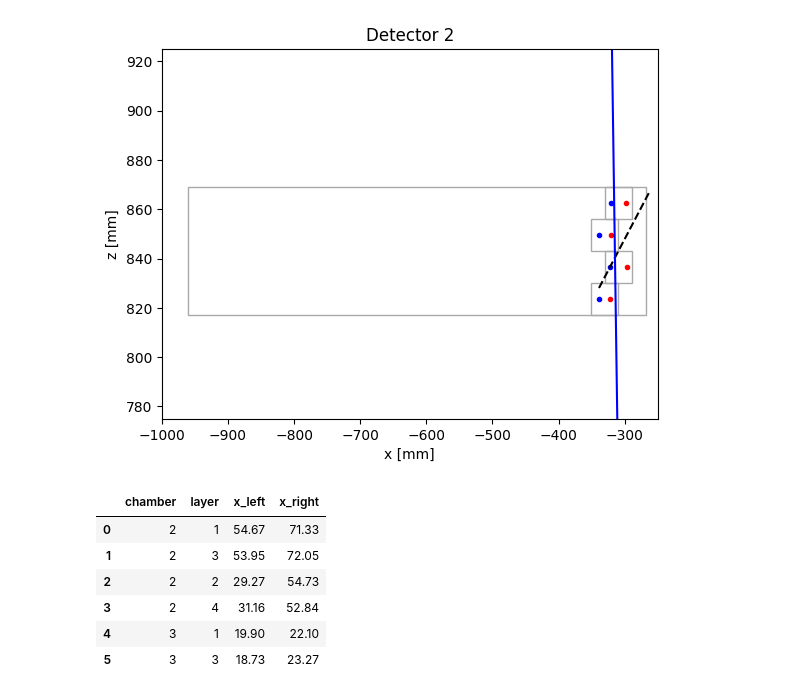
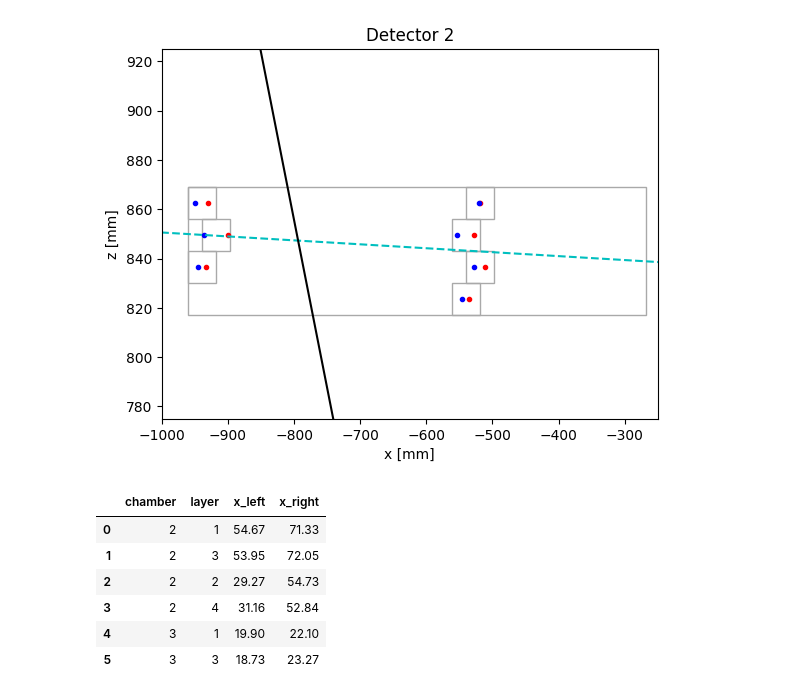
Before and after one commit to amirhrst/racking-muons-with-4-Drift-Tubes-chambers-setup, a Jupyter notebook: main.ipynb, the cells around one changed output. Saved outputs shown, nothing was run; the diff lists cells and outputs as text; code cells hidden in the pictures.

Commit message:
Second (better) attempt at plotting linear fits

```diff
--- a/main.ipynb
+++ b/main.ipynb
@@ -158,20 +157,22 @@ def event_plot(event: pd.DataFrame, ax: matplotlib.axes.Axes, zoom: int = 4, xli
     Output:
 
     `event_modified`: pandas.DataFrame
-        Input event but with x_left, z_left and x_right, z_right added in global coordinates. Accessible with the same name in the column,
-        as in format: chamber | layer | x_left | x_right | z_left | z_right
+        Input event but with x_left, z_left and x_right, z_right added in global coordinates. Accessible with the same name
+        in the column, as in format: chamber | layer | x_left | x_right | z_left | z_right
 
     """
 
+    #Use custom values for detectors zoom / xlim zoom, in case provided.
     if zoom not in [0,1,2,3]: zoom=4
     xlim, ylim = zooms[zoom]
     if xlim_manual is not None: xlim = xlim_manual
+
 
     #Calculate points of hit in global coordinates
     left_points, right_points = coords_conv(event)
 
 
-    #Create the figure to plot the objects unto
+    #Set the limits for the ax to plot the picture
     ax.set_xlim(*xlim)
     ax.set_ylim(*ylim)
 
@@ -212,5 +213,6 @@ def event_plot(event: pd.DataFrame, ax: matplotlib.axes.Axes, zoom: int = 4, xli
 
     plt.plot()
 
+
     return event_modified
 # %%
@@ -249,20 +283,20 @@ def fits(event_modified: pd.DataFrame, ax: matplotlib.axes.Axes):
 # %%
 fig, ax = plt.subplots()
 detectors_to_fit = (2,3)
 data_filtered = []
 
 #Filter data points and get only hits from the couple (2,3) or (0,1)
 for point in data:
     single = point[(point["chamber"] == detectors_to_fit[0]) | (point["chamber"] == detectors_to_fit[1])]
     data_filtered.append(single)
 
 #Take single event from filtered ones
-event = data_filtered[14]
+event = data_filtered[16]
 
 event_modified = event_plot(event, ax, 2)
-fits(event_modified, ax)
+fits(event_modified, ax, global_fit_flag=True)
 # %% [output]
-[figure, old version]
+[figure, new version]
 # %%
 data[14]
 # %% [output]
```
Also changed, not shown: parts of 2 cells of this notebook.
